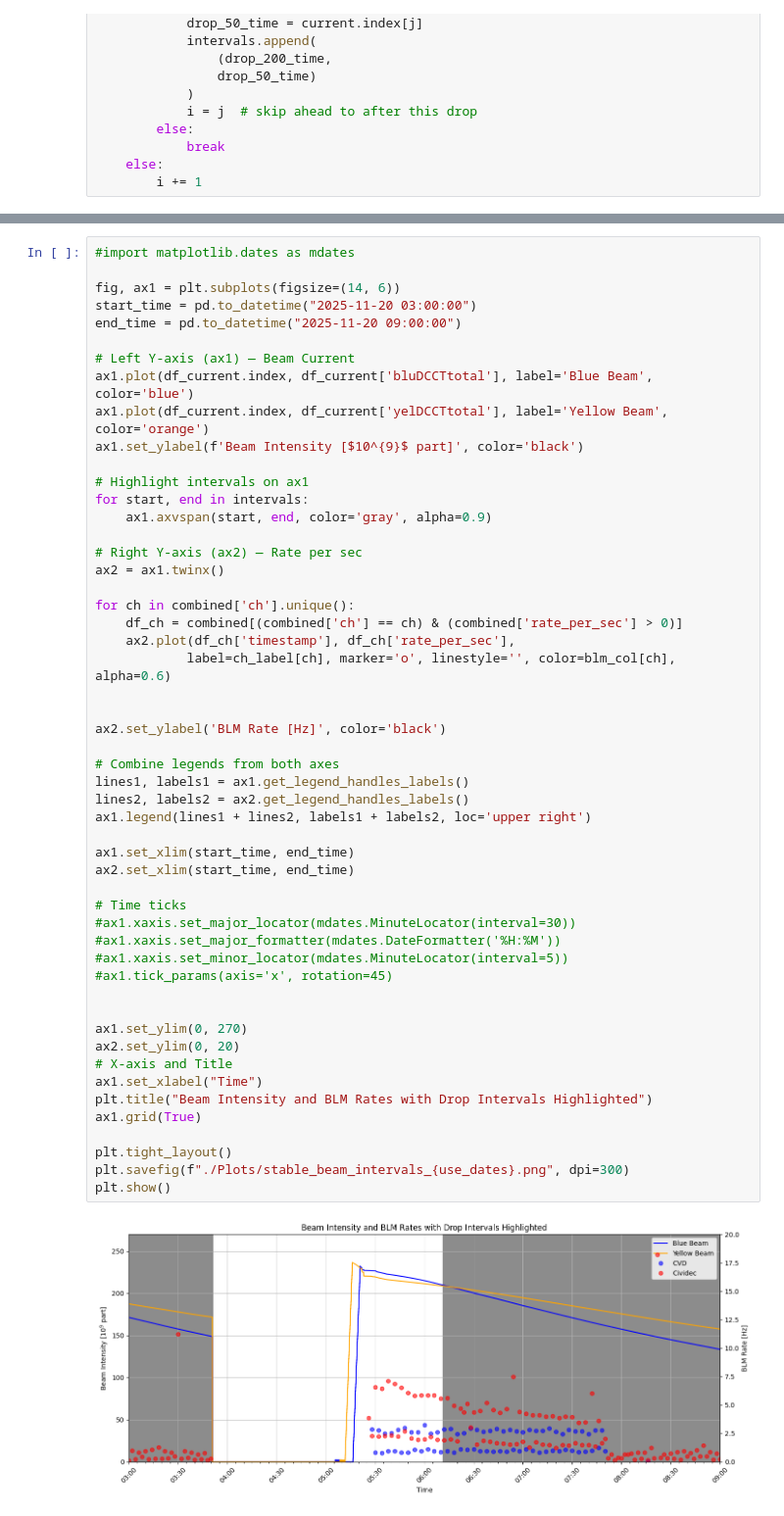
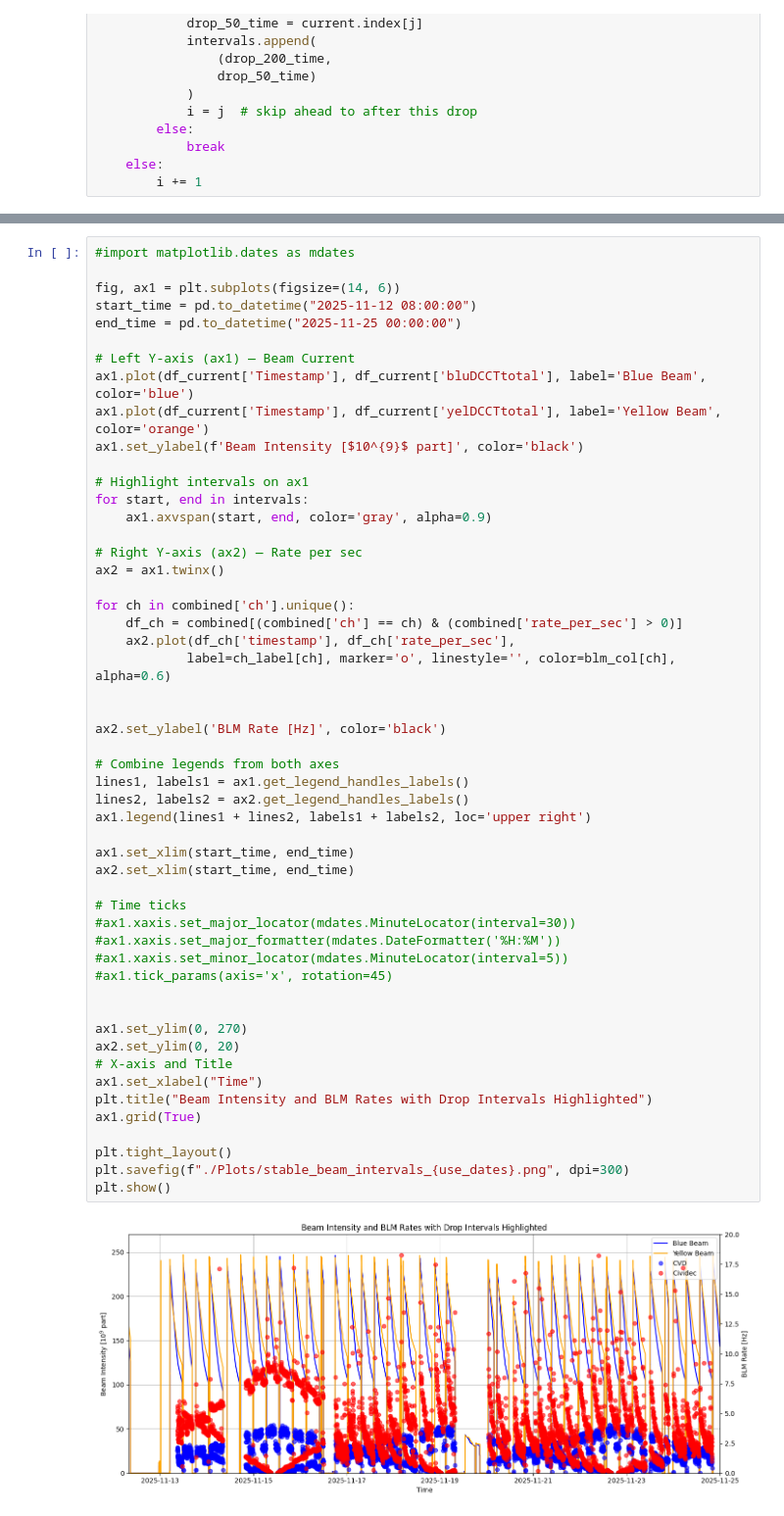
Before and after one commit to mohaas33/rhic_blm_daq, a Jupyter notebook: RHIC_Cividec_2025_AuAu_pp.ipynb, the cells around one changed output, grey strips where cells are left out. Shown at 98% size. Saved outputs shown, nothing was run; the diff lists cells and outputs as text.

```diff
--- a/RHIC_Cividec_2025_AuAu_pp.ipynb
+++ b/RHIC_Cividec_2025_AuAu_pp.ipynb
@@ -766,12 +765,12 @@ Timestamp
 #import matplotlib.dates as mdates
 
 fig, ax1 = plt.subplots(figsize=(14, 6))
-start_time = pd.to_datetime("2025-11-20 03:00:00")
-end_time = pd.to_datetime("2025-11-20 09:00:00")
+start_time = pd.to_datetime("2025-11-12 08:00:00")
+end_time = pd.to_datetime("2025-11-25 00:00:00")
 
 # Left Y-axis (ax1) — Beam Current
-ax1.plot(df_current.index, df_current['bluDCCTtotal'], label='Blue Beam', color='blue')
-ax1.plot(df_current.index, df_current['yelDCCTtotal'], label='Yellow Beam', color='orange')
+ax1.plot(df_current['Timestamp'], df_current['bluDCCTtotal'], label='Blue Beam', color='blue')
+ax1.plot(df_current['Timestamp'], df_current['yelDCCTtotal'], label='Yellow Beam', color='orange')
 ax1.set_ylabel(f'Beam Intensity [$10^{9}$ part]', color='black')
 
 # Highlight intervals on ax1
@@ -788,34 +787,34 @@ for ch in combined['ch'].unique():
 
 
 ax2.set_ylabel('BLM Rate [Hz]', color='black')
 
 # Combine legends from both axes
 lines1, labels1 = ax1.get_legend_handles_labels()
 lines2, labels2 = ax2.get_legend_handles_labels()
 ax1.legend(lines1 + lines2, labels1 + labels2, loc='upper right')
 
 ax1.set_xlim(start_time, end_time)
 ax2.set_xlim(start_time, end_time)
 
 # Time ticks
 #ax1.xaxis.set_major_locator(mdates.MinuteLocator(interval=30))
 #ax1.xaxis.set_major_formatter(mdates.DateFormatter('%H:%M'))
 #ax1.xaxis.set_minor_locator(mdates.MinuteLocator(interval=5))
 #ax1.tick_params(axis='x', rotation=45)
 
 
 ax1.set_ylim(0, 270)
 ax2.set_ylim(0, 20)
 # X-axis and Title
 ax1.set_xlabel("Time")
 plt.title("Beam Intensity and BLM Rates with Drop Intervals Highlighted")
 ax1.grid(True)
 
 plt.tight_layout()
 plt.savefig(f"./Plots/stable_beam_intervals_{use_dates}.png", dpi=300)
 plt.show()
 # %% [output]
-[figure, old version]
+[figure, new version]
 # %%
 print(combined.head())
 fig, ax1 = plt.subplots(figsize=(14, 6))
```
Also changed, not shown: parts of 13 cells of this notebook.
